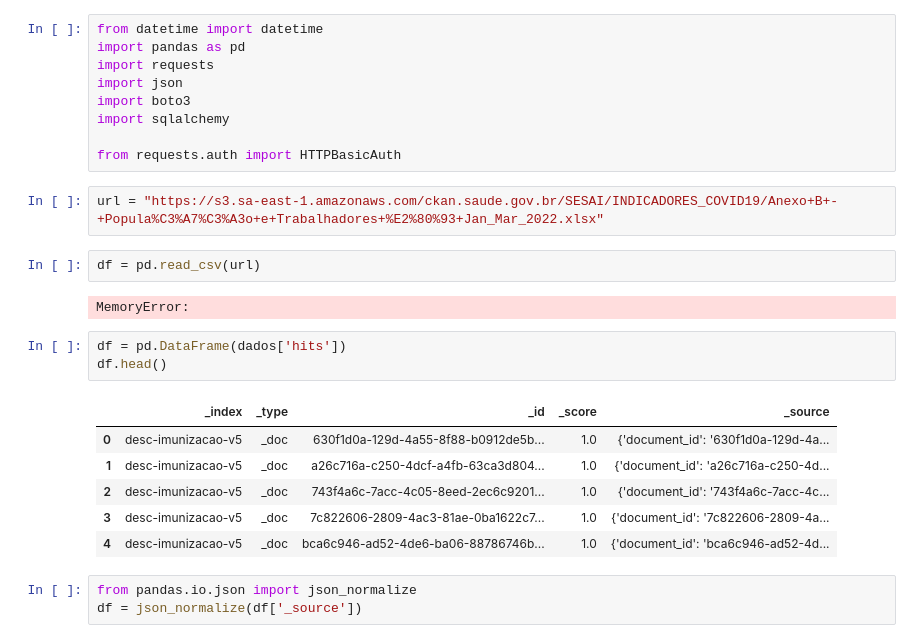
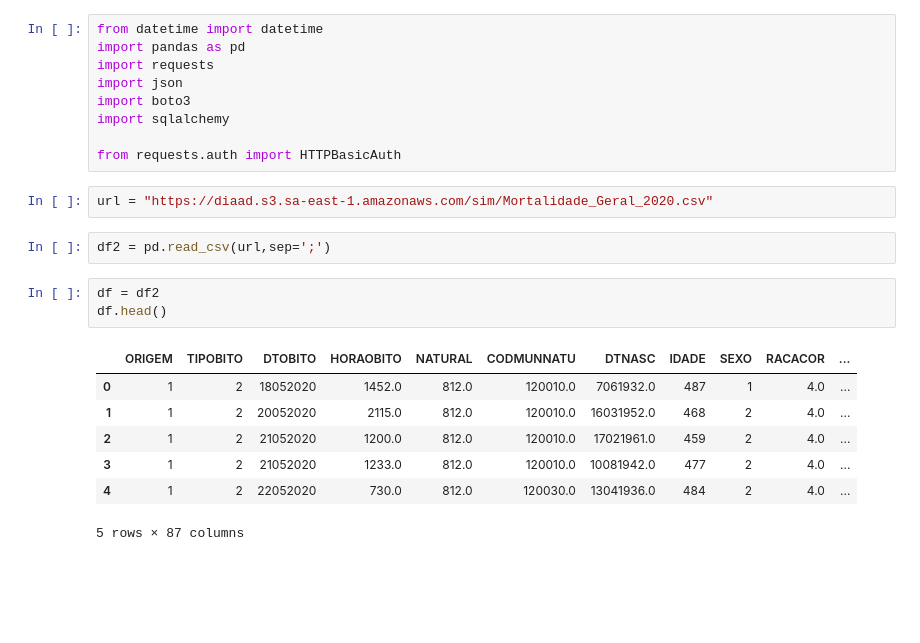
Before and after one commit to apfurlan/PPJ_k8s_AWS_TF_AF, a Jupyter notebook: testing_ppl.ipynb, the cells around one changed output. Drawn from its saved outputs; the diff is of its cells as text; blank space fills up the shorter version.

```diff
--- a/testing_ppl.ipynb
+++ b/testing_ppl.ipynb
@@ -7,22 +7,18 @@ import boto3
 import sqlalchemy
 
 from requests.auth import HTTPBasicAuth
-# %%
-url = "https://s3.sa-east-1.amazonaws.com/ckan.saude.gov.br/SESAI/INDICADORES_COVID19/Anexo+B+-+Popula%C3%A7%C3%A3o+e+Trabalhadores+%E2%80%93+Jan_Mar_2022.xlsx"
+# %%
+url = "https://diaad.s3.sa-east-1.amazonaws.com/sim/Mortalidade_Geral_2020.csv"
 # %%
-df = pd.read_csv(url)
+df2 = pd.read_csv(url,sep=';')
-# %% [output]
-MemoryError:
 # %%
-df = pd.DataFrame(dados['hits'])
+df = df2
 df.head()
 # %% [output]
-|  | _index | _type | _id | _score | _source |
-| 0 | desc-imunizacao-v5 | _doc | 630f1d0a-129d-4a55-8f88-b0912de5b... | 1.0 | {'document_id': '630f1d0a-129d-4a... |
-| 1 | desc-imunizacao-v5 | _doc | a26c716a-c250-4dcf-a4fb-63ca3d804... | 1.0 | {'document_id': 'a26c716a-c250-4d... |
-| 2 | desc-imunizacao-v5 | _doc | 743f4a6c-7acc-4c05-8eed-2ec6c9201... | 1.0 | {'document_id': '743f4a6c-7acc-4c... |
-| 3 | desc-imunizacao-v5 | _doc | 7c822606-2809-4ac3-81ae-0ba1622c7... | 1.0 | {'document_id': '7c822606-2809-4a... |
-| 4 | desc-imunizacao-v5 | _doc | bca6c946-ad52-4de6-ba06-88786746b... | 1.0 | {'document_id': 'bca6c946-ad52-4d... |
+|  | ORIGEM | TIPOBITO | DTOBITO | HORAOBITO | NATURAL | CODMUNNATU | DTNASC | IDADE | SEXO | RACACOR | ... |
+| 0 | 1 | 2 | 18052020 | 1452.0 | 812.0 | 120010.0 | 7061932.0 | 487 | 1 | 4.0 | ... |
+| 1 | 1 | 2 | 20052020 | 2115.0 | 812.0 | 120010.0 | 16031952.0 | 468 | 2 | 4.0 | ... |
+| 2 | 1 | 2 | 21052020 | 1200.0 | 812.0 | 120010.0 | 17021961.0 | 459 | 2 | 4.0 | ... |
+| 3 | 1 | 2 | 21052020 | 1233.0 | 812.0 | 120010.0 | 10081942.0 | 477 | 2 | 4.0 | ... |
+| 4 | 1 | 2 | 22052020 | 730.0 | 812.0 | 120030.0 | 13041936.0 | 484 | 2 | 4.0 | ... |
+5 rows × 87 columns
-# %%
-from pandas.io.json import json_normalize
-df = json_normalize(df['_source'])
```
Also changed, not shown: parts of 27 cells of this notebook, 1 other file.
